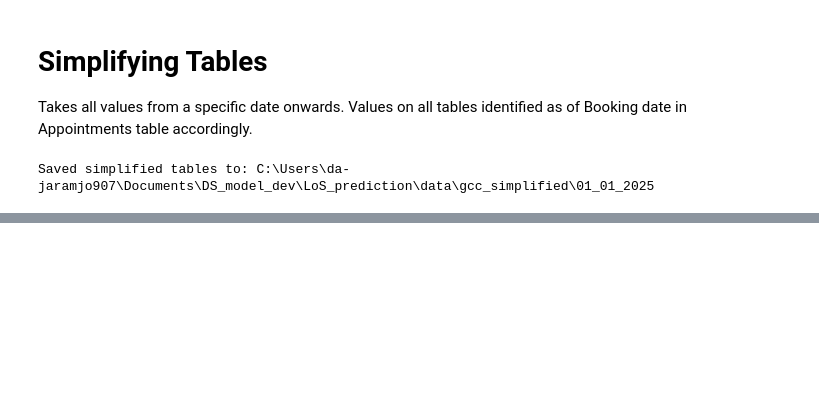
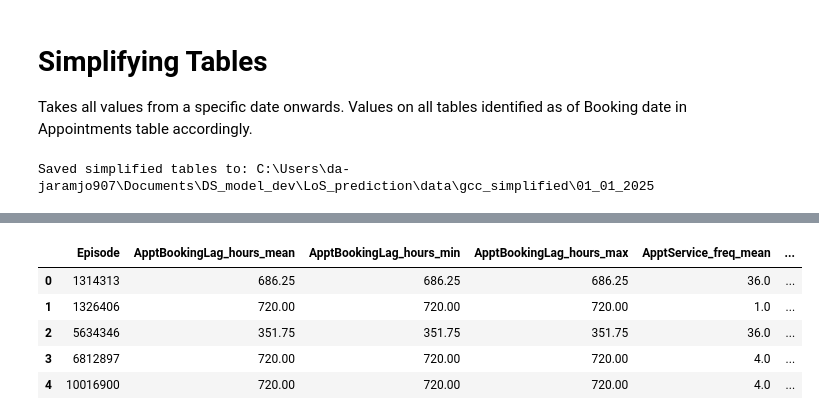
Before and after one commit to JorgeIvanJH/LoS_prediction, a Jupyter notebook: EDA/EDA_GGC.ipynb, the cells around one changed output, grey strips where cells are left out. Saved outputs shown, nothing was run; the diff lists cells and outputs as text; code cells hidden in the pictures; blank space fills up the shorter version.

```diff
--- a/EDA/EDA_GGC.ipynb
+++ b/EDA/EDA_GGC.ipynb
@@ -82,0 +85,2 @@ Saved simplified tables to: C:\Users\da-jaramjo907\Documents\DS_model_dev\LoS_pr
+# %%
+ALL_dfs = utils.GetSavedTables(SRC_DIR) #
@@ -82,0 +98,18 @@ Saved simplified tables to: C:\Users\da-jaramjo907\Documents\DS_model_dev\LoS_pr
+# %%
+def standard_timestamp(df, date_col = None, time_col = None, default_time: str = "00:00:00"):
+    """Function to standarize all dates+time the same across tables"""
+    out = df.copy()
+    if date_col:
+        d = out[date_col].astype(str).str.strip()
+        d = d.replace(["", "nan", "None"], np.nan)
+    else:
+        d = pd.Series(np.nan, index=out.index)
+
+    if time_col:
+        t = out[time_col].astype(str).str.strip()
+        t = t.replace(["", "nan", "None"], np.nan)
+    else:
+        t = pd.Series(np.nan, index=out.index)
+    t = t.fillna(default_time)
+    combined = (d + " " + t).where(d.notnull(), np.nan)
+    return pd.to_datetime(combined, errors="coerce")
@@ -82,0 +118,72 @@ Saved simplified tables to: C:\Users\da-jaramjo907\Documents\DS_model_dev\LoS_pr
+# %%
+df = ALL_dfs["ML_DataModel.Appointment"].copy()
+
+# ------ FIRST IN APPOINTMENT -------
+# Useful Time regressor
+df["ApptDateTime"] = standard_timestamp(df, date_col="ApptDate", time_col="ApptTime")
+df["ApptBookedDate"] = standard_timestamp(df, date_col="BookedDate", time_col=None)
+df["ApptBookingLag_hours"] = (df["ApptDateTime"] - df["ApptBookedDate"]).dt.total_seconds() / 3600
+df.loc[df["ApptBookingLag_hours"] < -24, "ApptBookingLag_hours"] = -24
+df.loc[df["ApptBookingLag_hours"] > 24*30, "ApptBookingLag_hours"] = 24*30
+# Frequency encoding for High-Cardinality Variables (WARNING OF LEAKAGE) TODO: Try Target mean encoding with Cross Validation
+for col in ["Service", "Resource"]:
+    freq = df[col].value_counts(dropna=False)
+    df[f"Appt{col}_freq"] = df[col].map(freq) # TODO: Consider Service+Resource encoding to capture duration of x provider giving y service
+# One-Hot-Encoding for few-category variables
+df = df.join(pd.get_dummies(df["ServiceGroup"], prefix="Appt"))
+df = df.join(pd.get_dummies(df["Status"], prefix="Appt"))
+# Drop columns that wont be used anymore
+df.drop(columns=["RefId", "ApptDateTime", "ApptBookedDate", "ApptDate", "ApptTime", "BookedDate", "Service","Resource", "ServiceGroup", "Status"],inplace=True)
+
+# ------ AGGREGATING FOR EPISODES -----
+appts = df.copy()
+
+appts["ApptCount"] = 1
+one_hot_cols = [
+    c for c in appts.columns
+    if c.startswith("Appt_") and c not in ["ApptService_freq", "ApptResource_freq"]
+]
+
+# --- numeric aggregates per episode ---
+num_agg_dict = {
+    "ApptBookingLag_hours": ["mean", "min", "max"],
+    "ApptService_freq": ["mean", "max"],
+    "ApptResource_freq": ["mean", "max"],
+    "ApptCount": ["sum"],
+}
+numeric_agg = (
+    appts
+    .groupby("Episode")
+    .agg(num_agg_dict)
+)
+numeric_agg.columns = [
+    "_".join([str(c) for c in col]).strip("_")  # col is a tuple like ("ApptBookingLag_hours", "mean")
+    if isinstance(col, tuple) else str(col)
+    for col in numeric_agg.columns
+]
+numeric_agg = numeric_agg.rename(columns={"ApptCount_sum": "ApptCount"})
+
+# --- one‑hot: sum to get counts per category per episode ---
+if one_hot_cols:
+    ohe_agg = (
+        appts
+        .groupby("Episode")[one_hot_cols]
+        .sum()
+    )
+    episode_appt = numeric_agg.join(ohe_agg)
+else:
+    episode_appt = numeric_agg
+
+episode_appt = episode_appt.reset_index()  # Episode becomes a column again
+
+# episode_appt is now 1 row per Episode, ready to merge into your Episode-wide dataset
+
+
+episode_appt.head(5)
+# %% [output]
+|  | Episode | ApptBookingLag_hours_mean | ApptBookingLag_hours_min | ApptBookingLag_hours_max | ApptService_freq_mean | ... |
+| 0 | 1314313 | 686.25 | 686.25 | 686.25 | 36.0 | ... |
+| 1 | 1326406 | 720.00 | 720.00 | 720.00 | 1.0 | ... |
+| 2 | 5634346 | 351.75 | 351.75 | 351.75 | 36.0 | ... |
+| 3 | 6812897 | 720.00 | 720.00 | 720.00 | 4.0 | ... |
+| 4 | 10016900 | 720.00 | 720.00 | 720.00 | 4.0 | ... |
```
Also changed, not shown: parts of 20 cells of this notebook, 1 other file.
